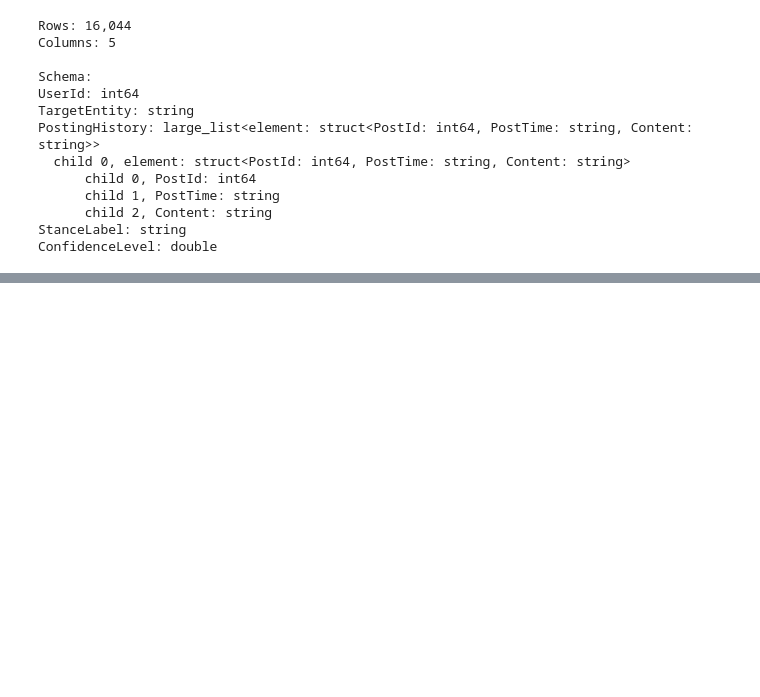
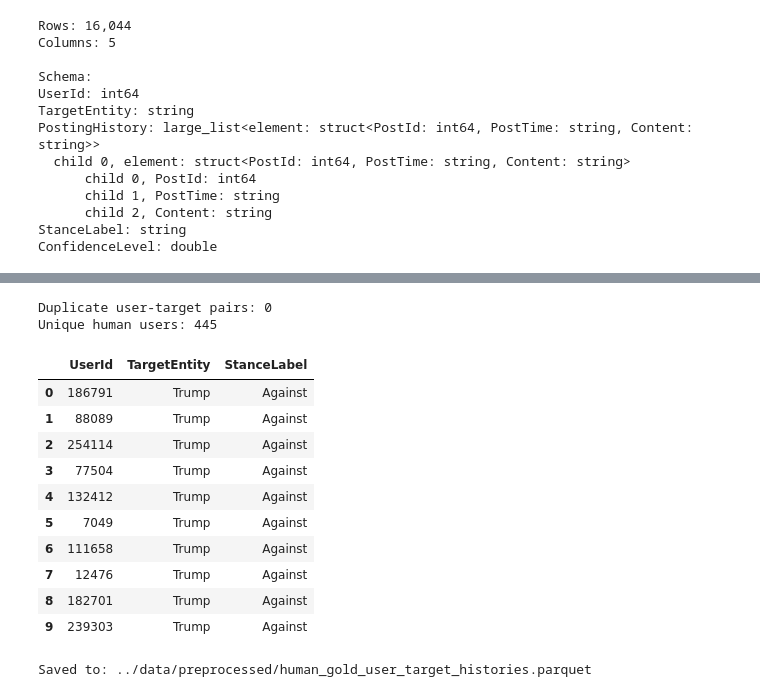
Before and after one commit to jakobtitz/political-stance-detection-analysis, a Jupyter notebook: notebooks/01_preprocessing.ipynb, the cells around one changed output, grey strips where cells are left out. Saved outputs shown, nothing was run; the diff lists cells and outputs as text; code cells hidden in the pictures; blank space fills up the shorter version.

```diff
--- a/notebooks/01_preprocessing.ipynb
+++ b/notebooks/01_preprocessing.ipynb
@@ -669,0 +788,46 @@ ConfidenceLevel: double
+# %%
+# Check for duplicate human user-target pairs
+human_check = human_gold.select([
+    "UserId",
+    "TargetEntity",
+    "StanceLabel"
+]).to_pandas()
+
+duplicates = human_check.duplicated(
+    subset=["UserId", "TargetEntity"]
+).sum()
+
+print(f"Duplicate user-target pairs: {duplicates:,}")
+print(
+    f"Unique human users: "
+    f"{pc.count_distinct(human_gold['UserId']).as_py():,}"
+)
+
+display(human_check.head(10))
+
+
+# Save the human gold dataset
+human_output_path = "../data/preprocessed/human_gold_user_target_histories.parquet"
+
+pq.write_table(
+    human_gold,
+    human_output_path,
+    compression="snappy"
+)
+
+print(f"\nSaved to: {human_output_path}")
+# %% [output]
+Duplicate user-target pairs: 0
+Unique human users: 445
+|  | UserId | TargetEntity | StanceLabel |
+| 0 | 186791 | Trump | Against |
+| 1 | 88089 | Trump | Against |
+| 2 | 254114 | Trump | Against |
+| 3 | 77504 | Trump | Against |
+| 4 | 132412 | Trump | Against |
+| 5 | 7049 | Trump | Against |
+| 6 | 111658 | Trump | Against |
+| 7 | 12476 | Trump | Against |
+| 8 | 182701 | Trump | Against |
+| 9 | 239303 | Trump | Against |
+Saved to: ../data/preprocessed/human_gold_user_target_histories.parquet
```
Also changed, not shown: parts of 12 cells of this notebook, 5 other files.
